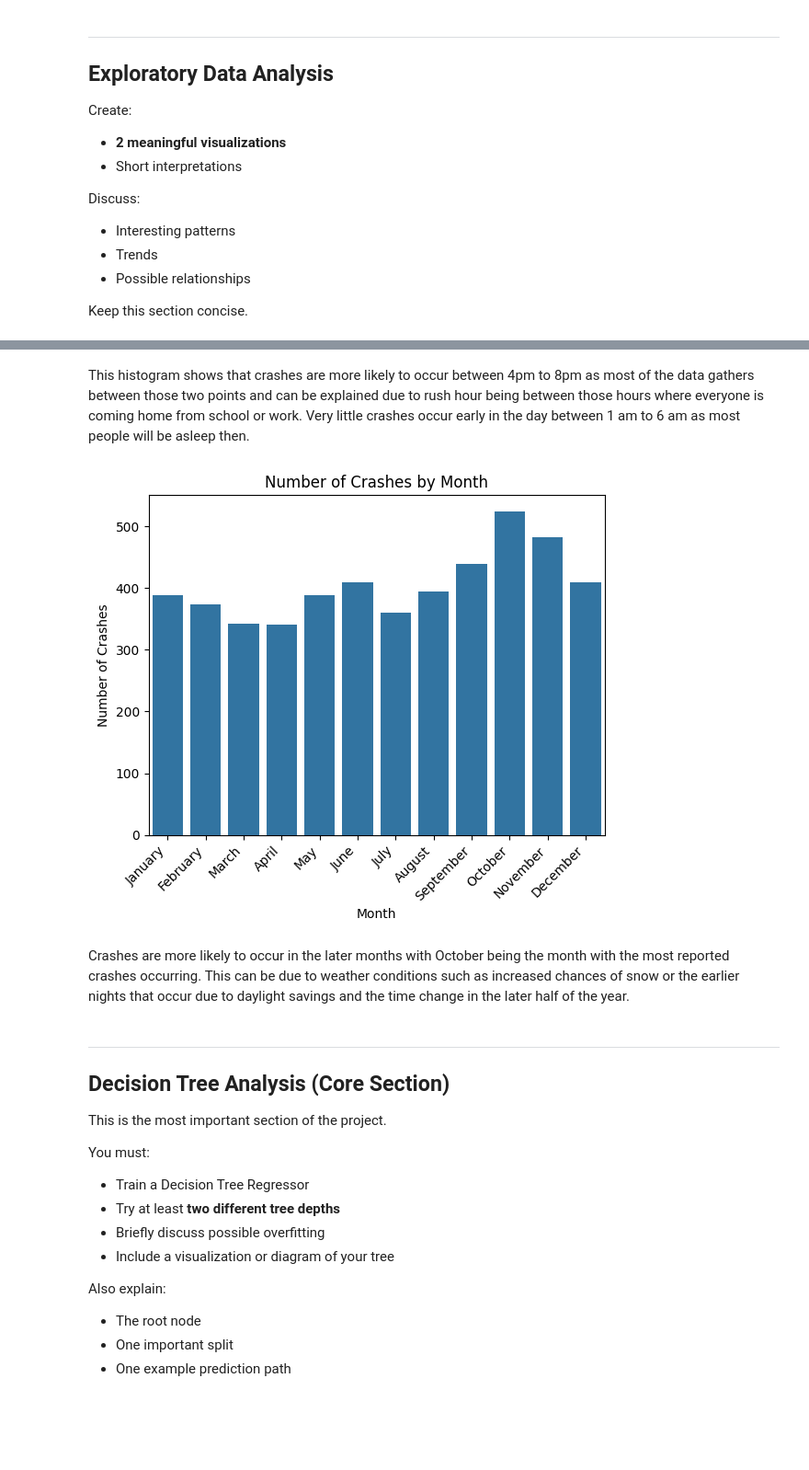
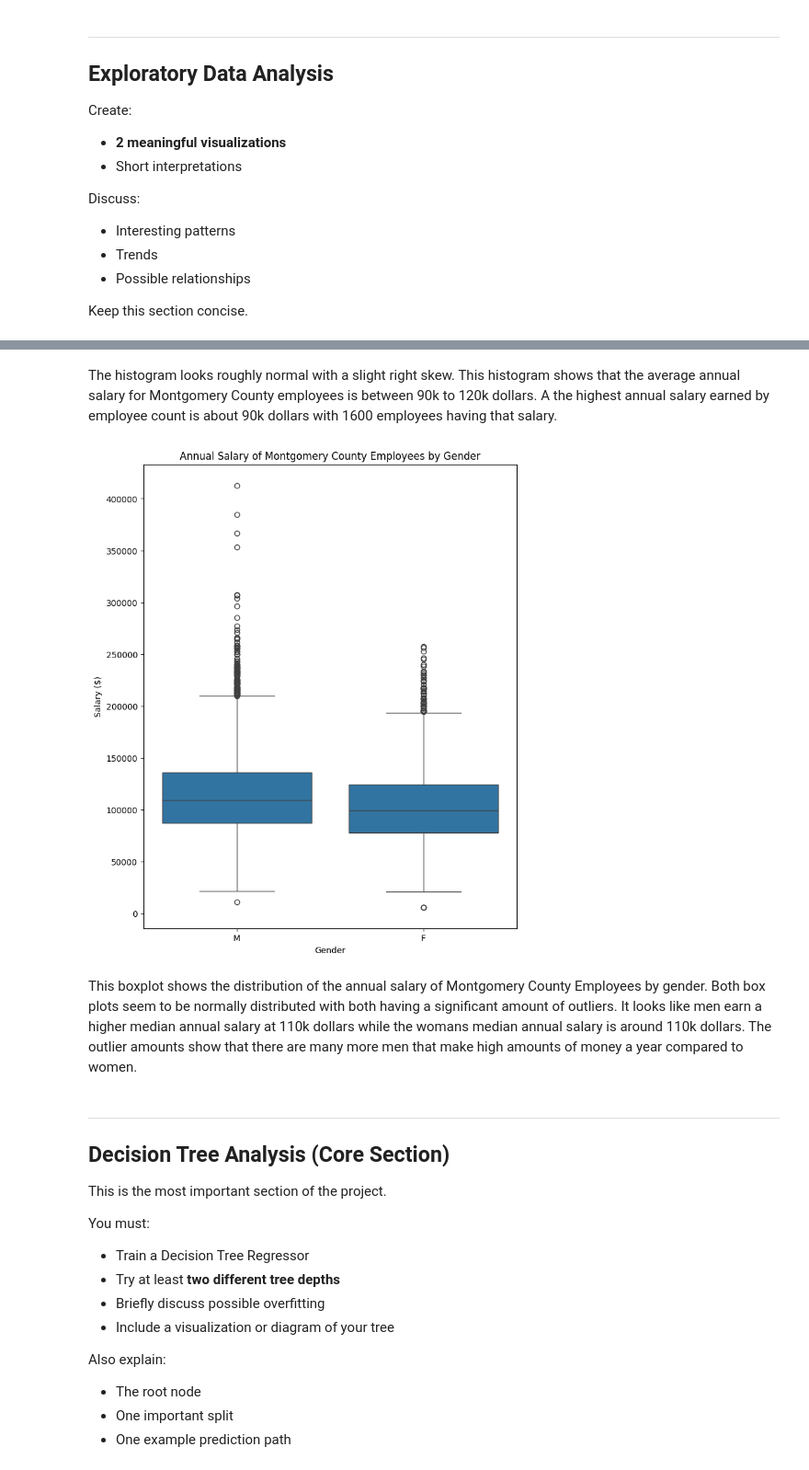
Before and after one commit to Nikolai-N484/Data201_NikolaiN, a Jupyter notebook: Project3/Nikolai_Navarro_Project3_Week14.ipynb, the cells around one changed output, grey strips where cells are left out. Shown at 92% size. Drawn from its saved outputs; the diff is of its cells as text; code cells hidden in the pictures; blank space fills up the shorter version.

```diff
--- a/Project3/Nikolai_Navarro_Project3_Week14.ipynb
+++ b/Project3/Nikolai_Navarro_Project3_Week14.ipynb
@@ -180,19 +168,16 @@ plt.show()
-# %% [markdown]
-This histogram shows that crashes are more likely to occur between 4pm to 8pm as most of the data gathers between those two points and can be explained due to rush hour being between those hours where everyone is coming home from school or work. Very little crashes occur early in the day between 1 am to 6 am as most people will be asleep then.
-# %%
-month_counts = df["Crash_Month"].value_counts().sort_index()
-month_names = [calendar.month_name[m] for m in month_counts.index]
-
-sns.barplot(x=month_names, y=month_counts.values)
-plt.title("Number of Crashes by Month")
-plt.xlabel("Month")
-plt.ylabel("Number of Crashes")
-plt.xticks(rotation=45, ha='right')
-plt.show()
-# %% [output]
-[figure, removed]
-# %% [markdown]
-Crashes are more likely to occur in the later months with October being the month with the most reported crashes occurring.  This can be due to weather conditions such as increased chances of snow or the earlier nights that occur due to daylight savings and the time change in the later half of the year.
+# %% [markdown]
+The histogram looks roughly normal with a slight right skew. This histogram shows that the average annual salary for Montgomery County employees is between 90k to 120k dollars. A the highest annual salary earned by employee count is about 90k dollars with 1600 employees having that salary.
+# %%
+plt.figure(figsize = (8, 10))
+sns.boxplot(x = "Gender", y = "Total Salary", data = df)
+plt.xlabel("Gender")
+plt.ylabel("Salary ($)")
+plt.title("Annual Salary of Montgomery County Employees by Gender")
+plt.show()
+# %% [output]
+[figure, added]
+# %% [markdown]
+This boxplot shows the distribution of the annual salary of Montgomery County Employees by gender. Both box plots seem to be normally distributed with both having a significant amount of outliers.  It looks like men earn a higher median annual salary at 110k dollars while the womans median annual salary is around 110k dollars. The outlier amounts show that there are many more men that make high amounts of money a year compared to women.
 # %% [markdown]
 ---
 ## **Decision Tree Analysis (Core Section)**
```
Also changed, not shown: parts of 19 cells of this notebook.
